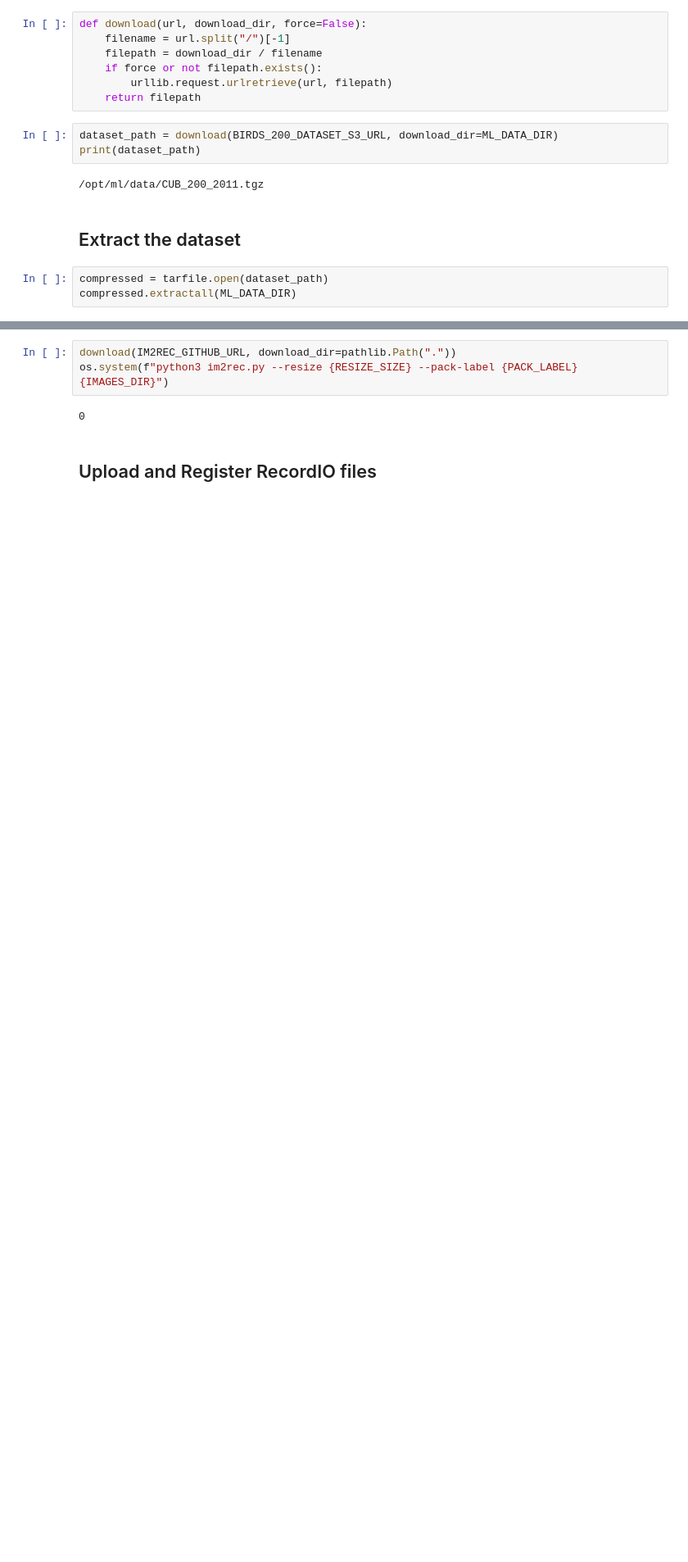
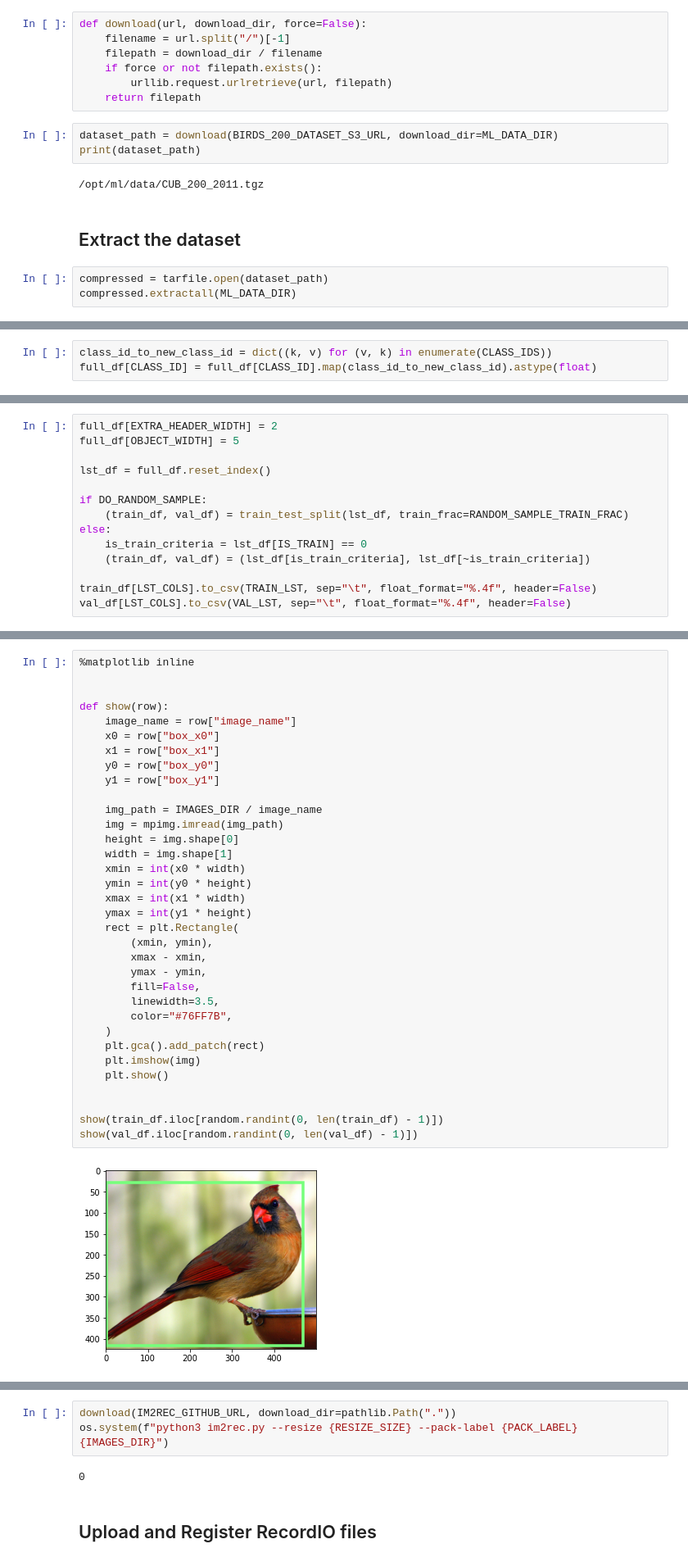
Before and after one commit to SanferD/birds-200-sagemaker-devops, a Jupyter notebook: exploration/01-feature-extractor.ipynb, the cells around one changed output, grey strips where cells are left out. Shown at 82% size. Saved outputs shown, nothing was run; the diff lists cells and outputs as text; blank space fills up the shorter version.

```diff
--- a/exploration/01-feature-extractor.ipynb
+++ b/exploration/01-feature-extractor.ipynb
@@ -108 +155,4 @@ full_df.head()
+# %%
+class_id_to_new_class_id = dict((k, v) for (v, k) in enumerate(CLASS_IDS))
+full_df[CLASS_ID] = full_df[CLASS_ID].map(class_id_to_new_class_id).astype(float)
 # %% [markdown]
@@ -152,0 +185,14 @@ for i, row in full_df.iterrows():
+# %%
+full_df[EXTRA_HEADER_WIDTH] = 2
+full_df[OBJECT_WIDTH] = 5
+
+lst_df = full_df.reset_index()
+
+if DO_RANDOM_SAMPLE:
+    (train_df, val_df) = train_test_split(lst_df, train_frac=RANDOM_SAMPLE_TRAIN_FRAC)
+else:
+    is_train_criteria = lst_df[IS_TRAIN] == 0
+    (train_df, val_df) = (lst_df[is_train_criteria], lst_df[~is_train_criteria])
+
+train_df[LST_COLS].to_csv(TRAIN_LST, sep="\t", float_format="%.4f", header=False)
+val_df[LST_COLS].to_csv(VAL_LST, sep="\t", float_format="%.4f", header=False)
@@ -182,0 +235,36 @@ test_df.to_csv(TEST_LST, sep="\t", float_format="%.4f", header=False)
+# %%
+%matplotlib inline
+
+
+def show(row):
+    image_name = row["image_name"]
+    x0 = row["box_x0"]
+    x1 = row["box_x1"]
+    y0 = row["box_y0"]
+    y1 = row["box_y1"]
+
+    img_path = IMAGES_DIR / image_name
+    img = mpimg.imread(img_path)
+    height = img.shape[0]
+    width = img.shape[1]
+    xmin = int(x0 * width)
+    ymin = int(y0 * height)
+    xmax = int(x1 * width)
+    ymax = int(y1 * height)
+    rect = plt.Rectangle(
+        (xmin, ymin),
+        xmax - xmin,
+        ymax - ymin,
+        fill=False,
+        linewidth=3.5,
+        color="#76FF7B",
+    )
+    plt.gca().add_patch(rect)
+    plt.imshow(img)
+    plt.show()
+
+
+show(train_df.iloc[random.randint(0, len(train_df) - 1)])
+show(val_df.iloc[random.randint(0, len(val_df) - 1)])
+# %% [output]
+[figure, added]
```
Also changed, not shown: parts of 29 cells of this notebook.
